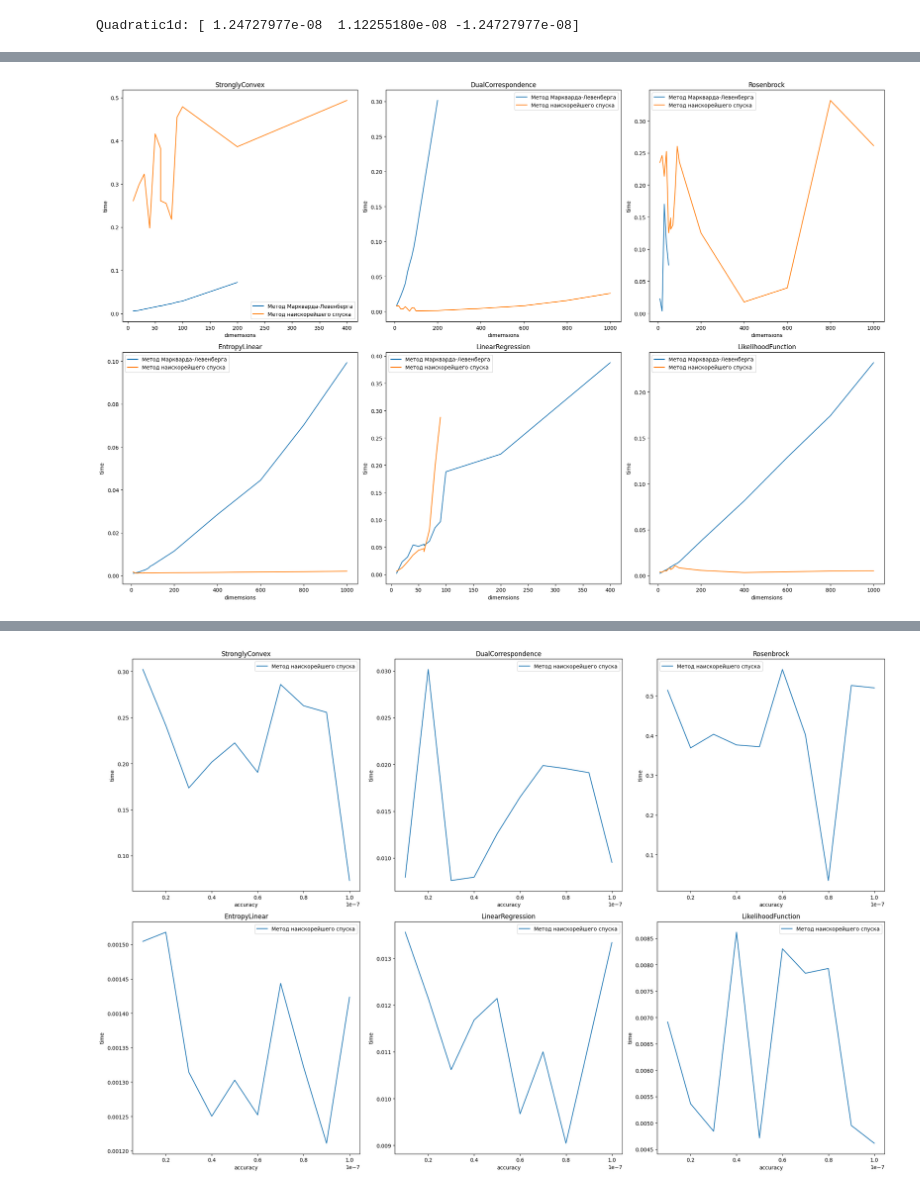
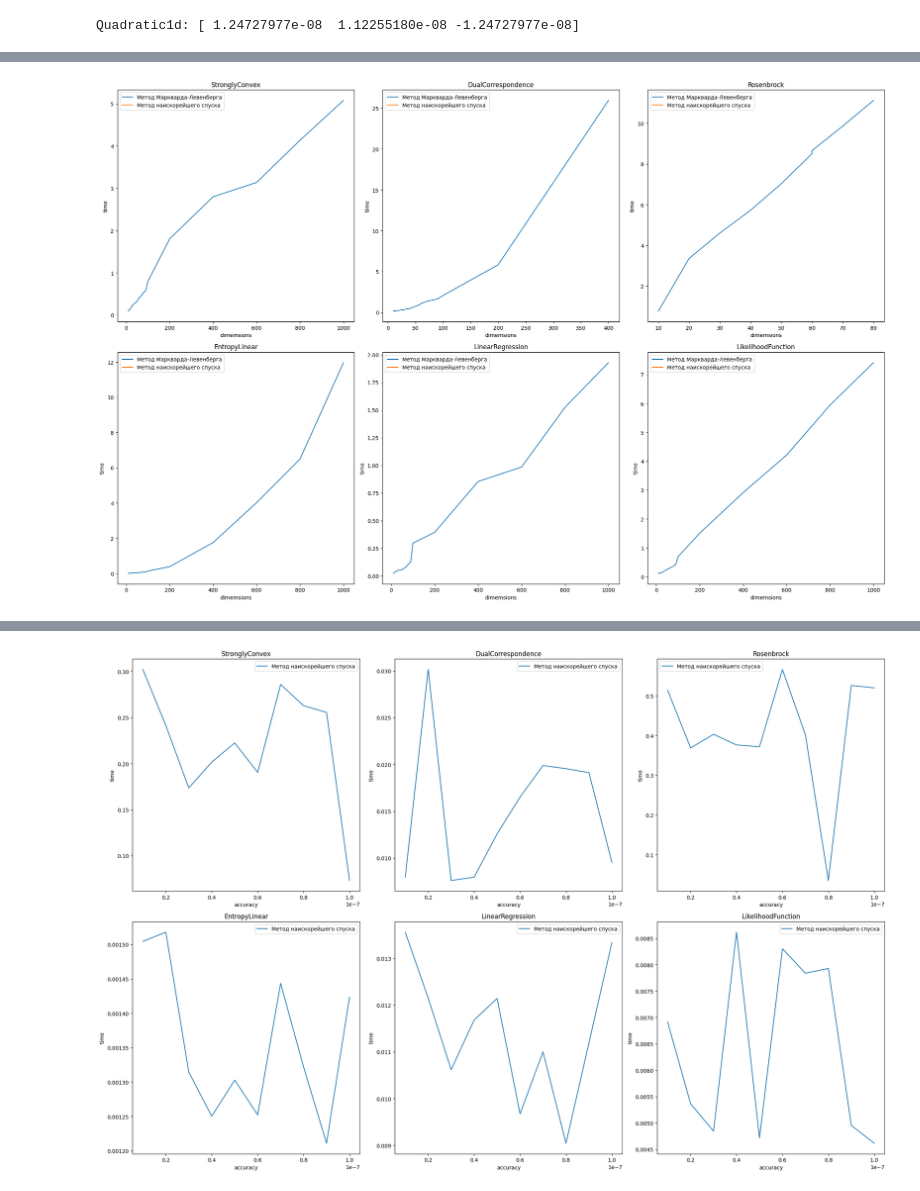
Before and after one commit to fallra1n/math-optimization, a Jupyter notebook: hw-2/OPTI_2.ipynb, the cells around one changed output, grey strips where cells are left out. Drawn from its saved outputs; the diff is of its cells as text; code cells hidden in the pictures.

```diff
--- a/hw-2/OPTI_2.ipynb
+++ b/hw-2/OPTI_2.ipynb
@@ -159,16 +159,19 @@ def levenberg_markvatd2(
 
     for _ in range(max_steps):
         grad_f = ag.grad(f, argnum=0)(x_old, param_list)
+        if agnp.linalg.norm(grad_f) < eps:
+            return x_old
+
         H = hessian(lambda args: f(args, param_list), x_old)
-        sk = agnp.linalg.inv(H + alpha * agnp.eye(x_len)) @ grad_f
-        x_new = agnp.copy(x_old - sk)
-        if f(x_new, param_list) < f(x_old, param_list):
-            alpha /= 2
-        else:
-            alpha *= 2
 
-        if agnp.linalg.norm(x_new - x_old) < eps:
-            return x_new
+        while True:
+            sk = agnp.linalg.inv(H + alpha * agnp.eye(x_len)) @ grad_f
+            x_new = agnp.copy(x_old - sk)
+            if f(x_new, param_list) < f(x_old, param_list):
+                alpha /= 2
+                break
+            else:
+                alpha *= 2
 
         x_old = agnp.copy(x_new)
 
@@ -377,8 +383,8 @@ LikelihoodFunction: [-1.89233767e-01 -6.96484064e-02  2.35607459e-02  7.88296056
 fig, axs = plt.subplots(nrows=2, ncols=3, figsize=(21, 14))  # figsize=(ширина, высота)
 plt.tight_layout(pad=8.0)
 
-prec = 1e-1
-steps = 1000
+prec = 1e-5
+steps = 100000
 
 Lst_y_lev = []
 Lst_x_lev = []
@@ -386,51 +392,51 @@ Lst_y_fast = []
 Lst_x_fast = []
 
 for i in range(number_of_func):
     Lst_y_lev.append([])
     Lst_y_fast.append([])
     Lst_x_lev.append([])
     Lst_x_fast.append([])
     for dim in dimemsions:
         start_time = time.time()
         x0, param_list = param_gen[i](dim)
         max_steps, eps = steps, prec
         result = levenberg_markvatd2(function_list[i], param_list, x0, max_steps, eps)
         end_time = time.time()
-        if end_time - start_time > 0.5:
-            break
         Lst_x_lev[i].append(dim)
         Lst_y_lev[i].append(end_time - start_time)
+        if end_time - start_time > 10:
+            break
 
-    for dim in dimemsions:
-        start_time = time.time()
-        x0, param_list = param_gen[i](dim)
-        max_steps, eps = steps, prec
-        result = the_fastest_descent(function_list[i], param_list, x0, max_steps, eps)
-        end_time = time.time()
-        if end_time - start_time > 0.5:
-            break
-        Lst_x_fast[i].append(dim)
-        Lst_y_fast[i].append(end_time - start_time)
-
+# for i in range(number_of_func):
+#     Lst_y_lev.append([])
+#     Lst_y_fast.append([])
+#     Lst_x_lev.append([])
+#     Lst_x_fast.append([])
+#     for dim in dimemsions:
+#         start_time = time.time()
+#         x0, param_list = param_gen[i](dim)
+#         max_steps, eps = steps, prec
+#         result = the_fastest_descent(function_list[i], param_list, x0, max_steps, eps)
+#         end_time = time.time()
+#         Lst_x_fast[i].append(dim)
+#         Lst_y_fast[i].append(end_time - start_time)
+#         if end_time - start_time > 10:
+#             break
 
 for i in range(2):
     for j in range(3):
-        # if i == 0 and j == 1:
-        #     continue
-        # if i == 1 and j == 0:
-        #     continue
         ind = i * 3 + j
         axs[i, j].plot(Lst_x_lev[ind], Lst_y_lev[ind], label='Метод Маркварда-Левенберга')
         axs[i, j].plot(Lst_x_fast[ind], Lst_y_fast[ind], label='Метод наискорейшего спуска')
         axs[i, j].set_title(func_name_list[ind])
         axs[i, j].set_xlabel('dimemsions')
         axs[i, j].set_ylabel('time')
         axs[i, j].legend()
 
 plt.tight_layout()
 plt.show()
 # %% [output]
-[figure, old version]
+[figure, new version]
 # %%
 fig, axs = plt.subplots(nrows=2, ncols=3, figsize=(21, 14))  # figsize=(ширина, высота)
 plt.tight_layout(pad=8.0)
```
Also changed, not shown: parts of 4 cells of this notebook.
